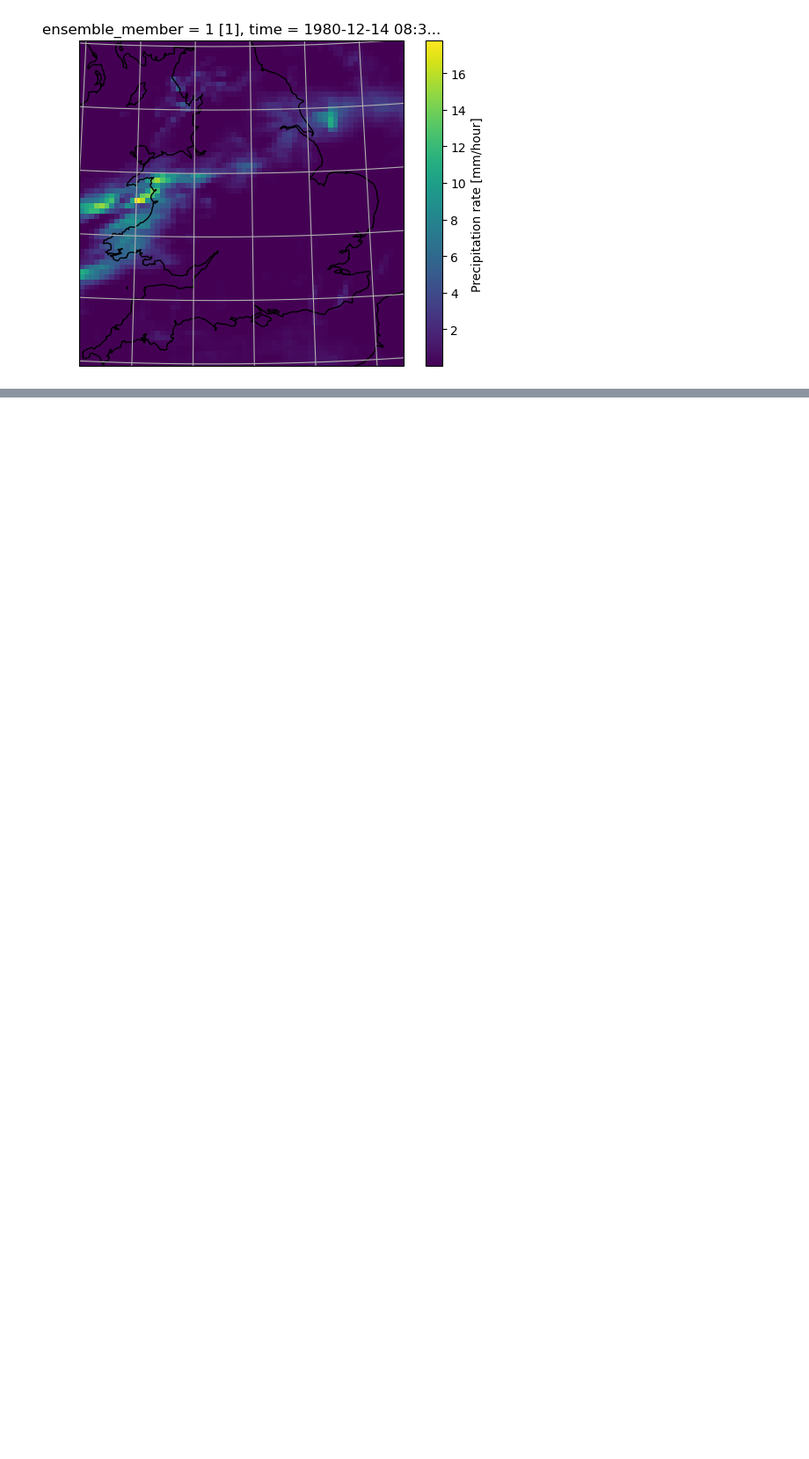
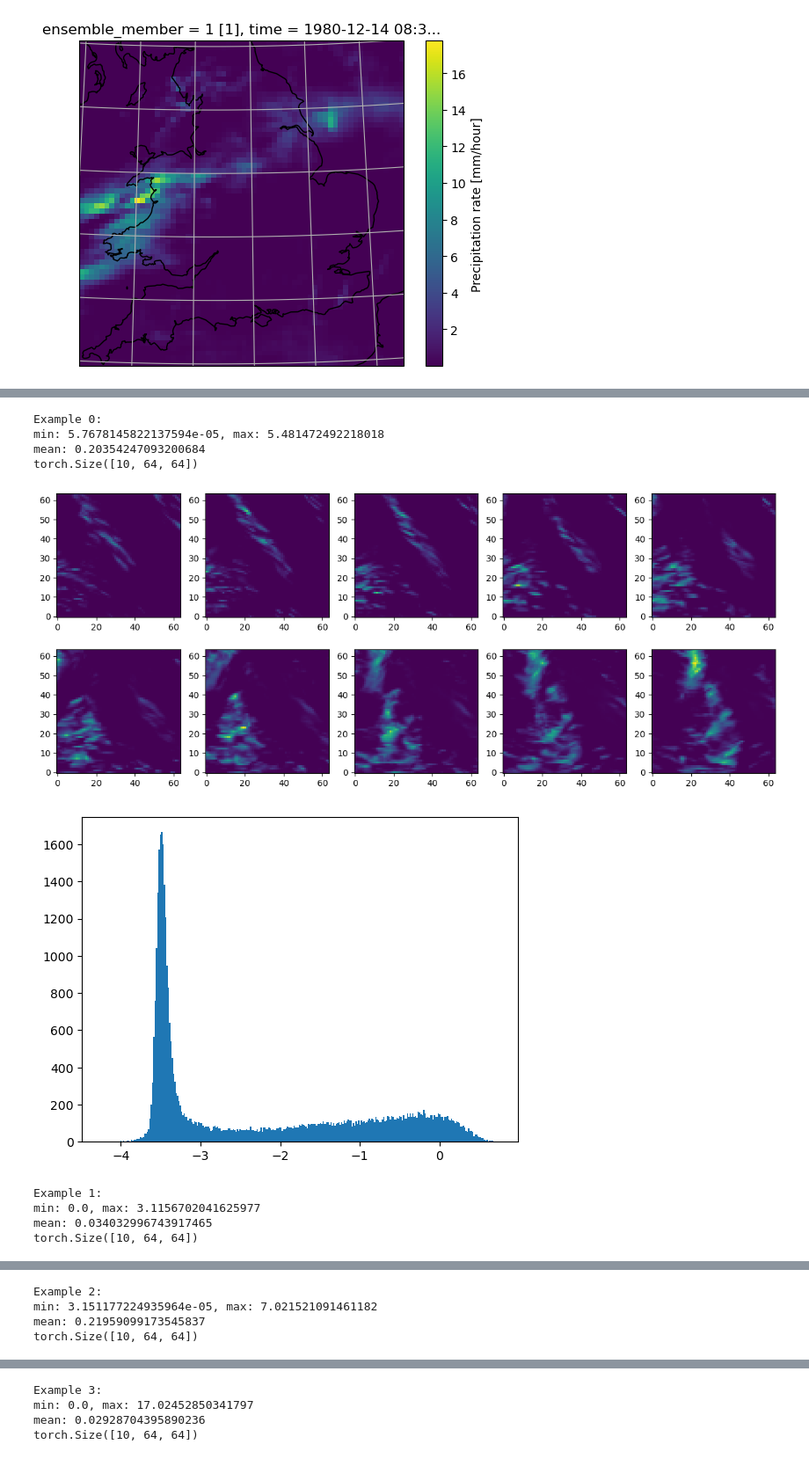
Before and after one commit to henryaddison/video-diffusion-climate, a Jupyter notebook: notebooks/explore.ipynb, the cells around one changed output, grey strips where cells are left out. Shown at 88% size. Saved outputs shown, nothing was run; the diff lists cells and outputs as text; code cells hidden in the pictures; blank space fills up the shorter version.

Commit message:
Miscellaneous changes: increased batch size to train on A100l; notebooks contains better generated samples; moved from L1 to L2 loss; several small changes

```diff
--- a/notebooks/explore.ipynb
+++ b/notebooks/explore.ipynb
@@ -179,0 +156,39 @@ min: 0.01680934615433216, max: 10.341923713684082, mean: 0.24642977118492126
+# %%
+# ds = torch.load("../../results/results_16r/20.pt", map_location=torch.device('cpu'))
+# ds = torch.load("../../results/results_2r/70.pt", map_location=torch.device('cpu'))
+# ds = torch.load("../../results/results_2r_dyn/50.pt", map_location=torch.device('cpu'))
+# ds = torch.load("../../results/results_4r/52.pt", map_location=torch.device('cpu'))
+# ds = torch.load("../../results/results_8r/52.pt", map_location=torch.device('cpu'))
+
+# ds = torch.load("../../results/results_2r/70.pt", map_location=torch.device('cpu'))
+ds = torch.load("../../results/results_2r_l2/117.pt", map_location=torch.device('cpu'))
+
+# all_values = ds.flatten()
+# plt.hist(np.log10(all_values + 1e-8), bins = 300)
+# plt.show()
+
+for i in range(16):
+    ex = ds[i][0]
+    print(f"\nExample {i}:")
+    print(f"min: {ex.min()}, max: {ex.max()}\nmean: {ex.mean()}")
+    print(ex.shape)
+    fig, axs = plt.subplots(2, 5, figsize = (15, 6))
+    for j in range(10):
+        ax = axs.flat[j]
+        frame = ex[j]
+        ax.imshow(frame, origin = "lower", vmin = ex.min(), vmax = ex.max())
+    plt.show()
+
+    plt.hist(np.log10(ex.flatten() + 1e-8), bins = 300)
+    plt.show()
+# %% [output]
+Example 0:
+min: 5.7678145822137594e-05, max: 5.481472492218018
+mean: 0.20354247093200684
+torch.Size([10, 64, 64])
+[figure, added]
+[figure, added]
+Example 1:
+min: 0.0, max: 3.1156702041625977
+mean: 0.034032996743917465
+torch.Size([10, 64, 64])
@@ -179,0 +197,4 @@ min: 0.01680934615433216, max: 10.341923713684082, mean: 0.24642977118492126
+Example 2:
+min: 3.151177224935964e-05, max: 7.021521091461182
+mean: 0.21959099173545837
+torch.Size([10, 64, 64])
@@ -179,0 +203,4 @@ min: 0.01680934615433216, max: 10.341923713684082, mean: 0.24642977118492126
+Example 3:
+min: 0.0, max: 17.02452850341797
+mean: 0.02928704395890236
+torch.Size([10, 64, 64])
```
Also changed, not shown: parts of 5 cells of this notebook, 4 other files.
